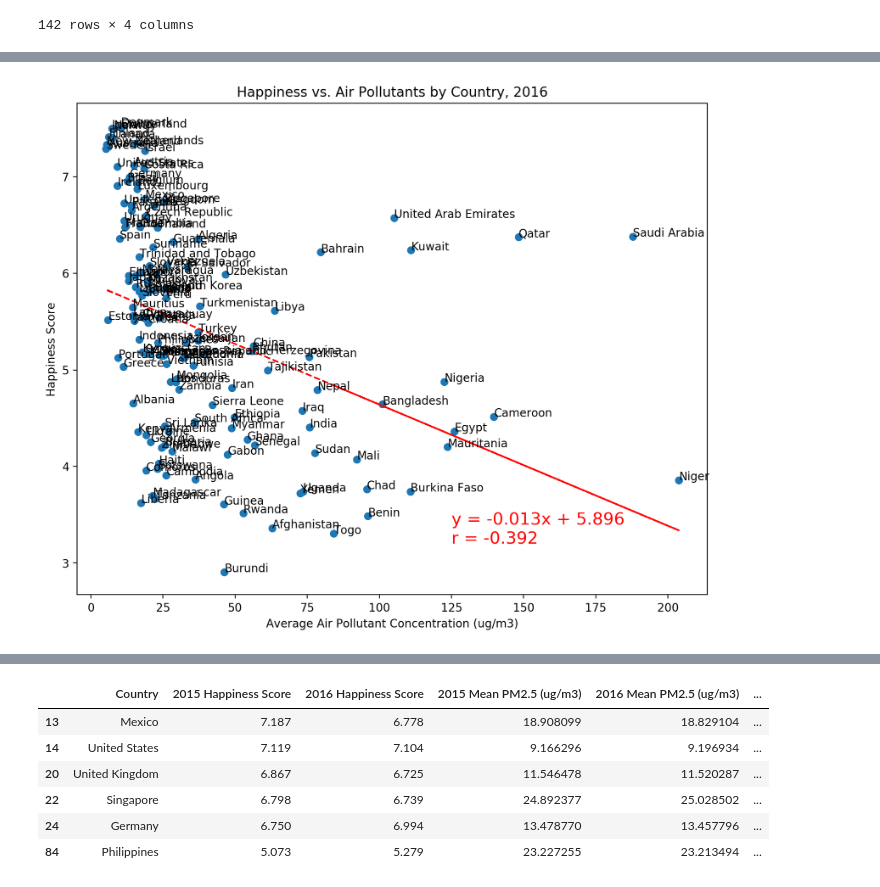
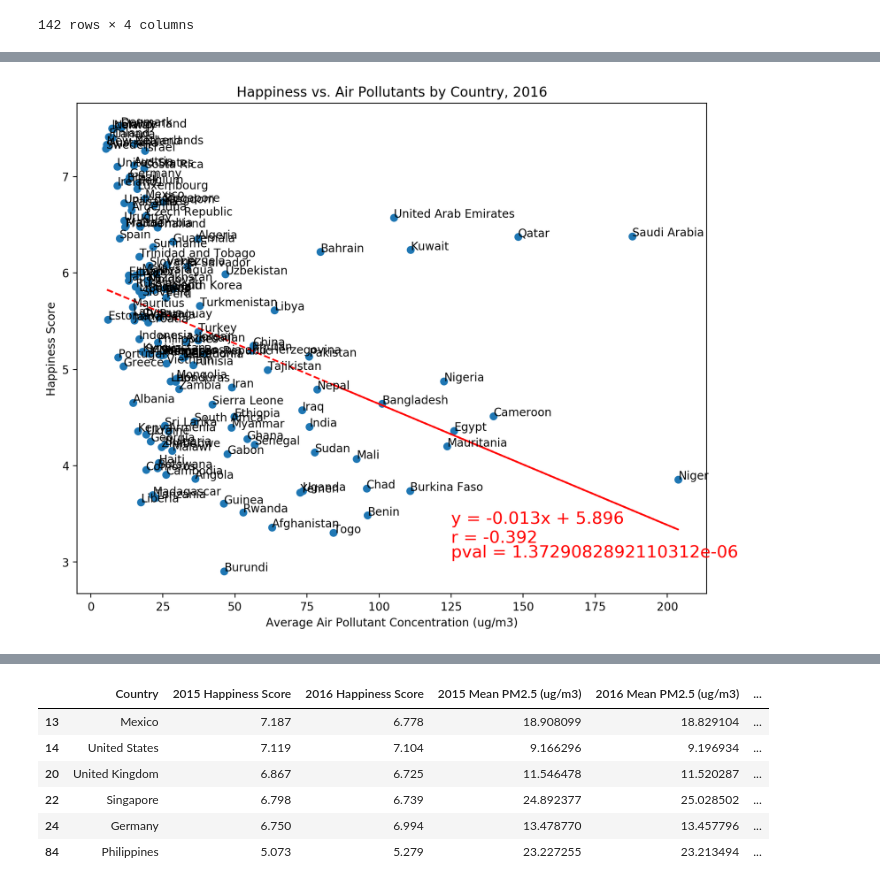
Before and after one commit to jaysueno/Group_Good_Guys, a Jupyter notebook: jason_folder/air_pollutants.ipynb, the cells around one changed output, grey strips where cells are left out. Saved outputs shown, nothing was run; the diff lists cells and outputs as text; code cells hidden in the pictures.

Commit message:
Updates to images and minor code changes

```diff
--- a/jason_folder/air_pollutants.ipynb
+++ b/jason_folder/air_pollutants.ipynb
@@ -186,26 +189,27 @@ fig
 # %%
 plt.figure(figsize = (10, 8), dpi = 200)
 plt.scatter(air_contam_happiness_scores_df['2016 Mean PM2.5 (ug/m3)'], air_contam_happiness_scores_df['2016 Happiness Score'])
 x_axis = air_contam_happiness_scores_df['2016 Mean PM2.5 (ug/m3)']
 y_axis = air_contam_happiness_scores_df['2016 Happiness Score']
 slope, y_int, r, pval, stderr = linregress(x_axis, y_axis)
 regress_fit = slope * x_axis + y_int
 plt.plot(x_axis, regress_fit, '--', color = 'red')
 line_eq = 'y = ' + str(round(slope, 3)) + 'x + ' + str(round(y_int, 3))
 plt.annotate(line_eq, (125, 3.4), fontsize=15,color="red")
 plt.annotate(f'r = {r:.3f}', (125, 3.2), fontsize=15,color="red")
+plt.annotate(f'pval = {pval}', (125, 3.05), fontsize=15,color="red")
 plt.xlabel("Average Air Pollutant Concentration (ug/m3)")
 plt.ylabel("Happiness Score")
 plt.title("Happiness vs. Air Pollutants by Country, 2016")
 
 # print(pearsonr(x_axis, y_axis))
 for index, row in air_contam_happiness_scores_df.iterrows():
     plt.annotate(index, (row['2016 Mean PM2.5 (ug/m3)'], row['2016 Happiness Score']))
 
 plt.savefig("2016 Happiness and Air Pollutants.png")
 plt.show()
 # %% [output]
-[figure, old version]
+[figure, new version]
 # %%
 locations = air_contam_happiness_scores_df[["Latitude", "Longitude"]]
 happiness_heat_2016 = air_contam_happiness_scores_df["2015 Mean PM2.5 (ug/m3)"]
```
Also changed, not shown: parts of 7 cells of this notebook, 7 other files.
